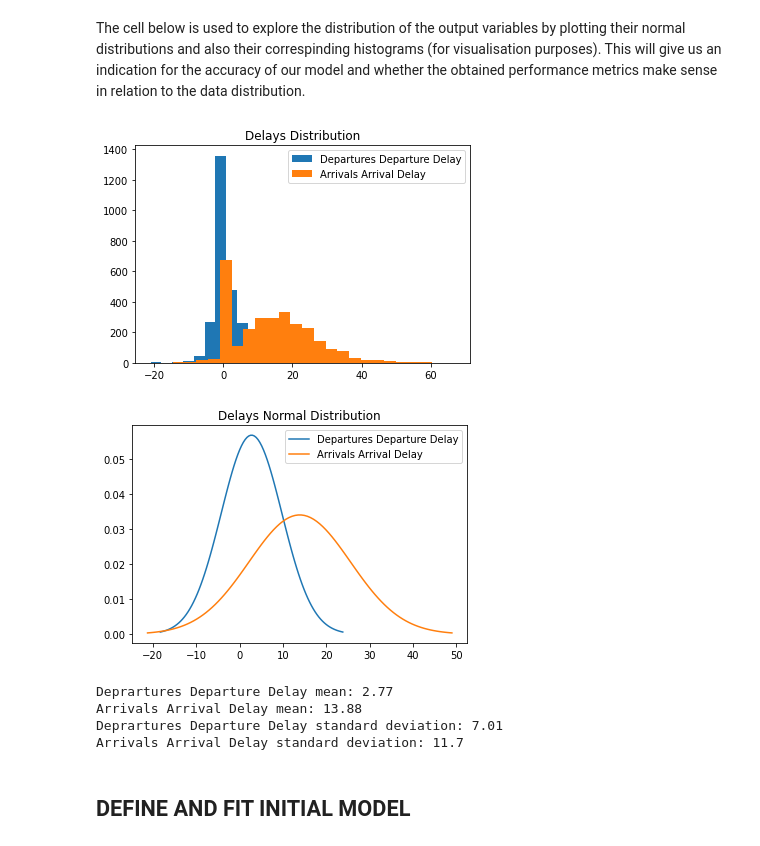
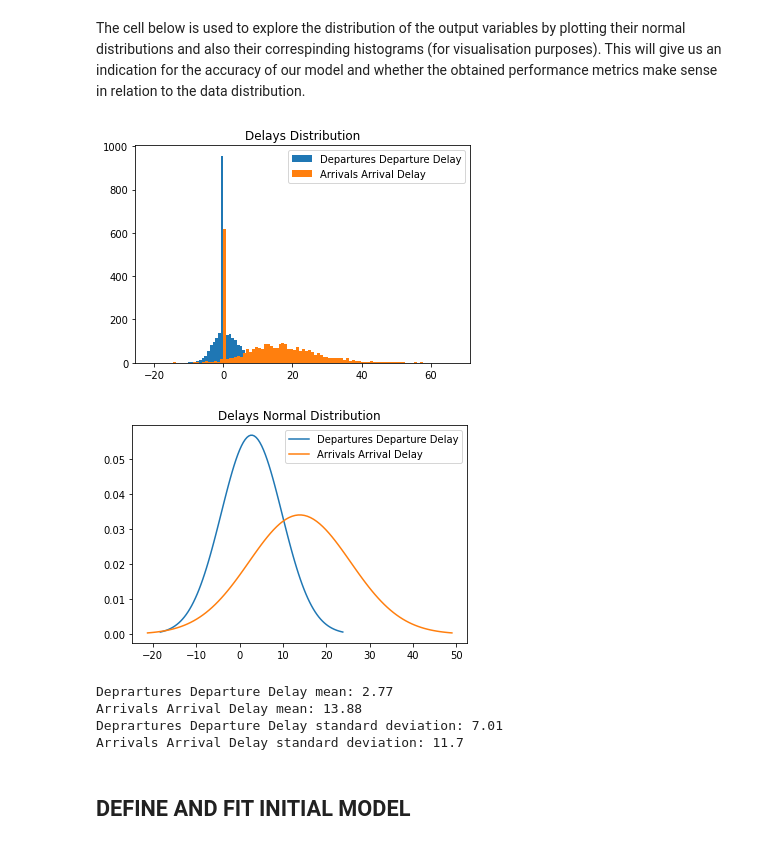
Before and after one commit to junzis/atdelay, a Jupyter notebook: LSTM_model.ipynb, the cells around one changed output. Saved outputs shown, nothing was run; the diff lists cells and outputs as text; code cells hidden in the pictures.

```diff
--- a/LSTM_model.ipynb
+++ b/LSTM_model.ipynb
@@ -54,6 +54,7 @@ def series_to_supervised(data, n_in=1, n_out=1, dropnan=True):
 
 # Generate single airport data and move target labels to the last 2 columns
 dataset = generateNNdata("EGLL", timeslotLength=15, catagoricalFlightDuration=False, start=datetime(2018, 3, 1), end=datetime(2018, 3, 31), forceRegenerateData=True)
+
 dataset = dataset.set_index("timeslot")
 dataset.drop(columns=['departuresArrivalDelay','arrivalsDepartureDelay'])
 label1 = dataset.pop('departuresDepartureDelay')
@@ -61,34 +62,35 @@ dataset.insert(len(dataset.columns), 'departuresDepartureDelay', label1)
 label2 = dataset.pop('arrivalsArrivalDelay')
 dataset.insert(len(dataset.columns), 'arrivalsArrivalDelay', label2)
 # display(dataset)
-
-
-# Use a certain number of months/days of Data
-number_of_months = 1
-number_of_days = 30
-index_slice = number_of_days * 4 * 24
-dataset = dataset.iloc[0:index_slice]
+test_dataset = generateNNdata("EGLL", timeslotLength=15, catagoricalFlightDuration=False, start=datetime(2018, 6, 1), end=datetime(2018, 6, 30), forceRegenerateData=True)
+test_dataset = test_dataset.set_index("timeslot")
+test_dataset.drop(columns=['departuresArrivalDelay','arrivalsDepartureDelay'])
+label1 = test_dataset.pop('departuresDepartureDelay')
+test_dataset.insert(len(test_dataset.columns), 'departuresDepartureDelay', label1)
+label2 = test_dataset.pop('arrivalsArrivalDelay')
+test_dataset.insert(len(test_dataset.columns), 'arrivalsArrivalDelay', label2)
 
 
 # Normalize values
 values = dataset.values
-
+test_values = test_dataset.values
 
 # Ensure all data is float
 values = values.astype('float32')
-
+test_values = test_values.astype('float32')
 
 # Normalize features
 scaler = MinMaxScaler(feature_range=(0, 1))
 scaled = scaler.fit_transform(values)
-
-
+test_scaled = scaler.fit_transform(test_values)
+# display(scaled)
+dataset.to_csv("test2.csv")
 # Frame as supervised learning
 number_of_past_steps = 12
 number_of_future_steps = 12
 number_of_outputs = 2
 reframed = series_to_supervised(scaled, n_in=number_of_past_steps, n_out=number_of_future_steps)
-
+test_reframed = series_to_supervised(test_scaled, n_in=number_of_past_steps, n_out=number_of_future_steps)
 
 # Create a list of column names to drop
 column_drop_lst = []
@@ -105,8 +107,18 @@ for timestep in range(number_of_future_steps):
 
 # Drop columns we don't want to predict
 reframed.drop(columns=reframed[column_drop_lst], inplace=True)
+test_reframed.drop(columns=test_reframed[column_drop_lst], inplace=True)
 display(reframed)
+# display(test_reframed)
+
+print(len(dataset.columns))
+
 
 # TODO remove rows that contain variables in the time interval of night
+for timestep in range(1, number_of_past_steps):
+    reframed = reframed.query(f'`var1(t-{timestep})` != 0 | `var2(t-{timestep})` != 0')
+
+
+display(reframed)
 # %% [output]
 Generating NN data for EGLL with a timeslot length of 15 minutes
@@ -137,35 +164,35 @@ mean_arrdel = numpy.mean(arrdel)
 std_arrdel = numpy.std(arrdel)
 
 x_depdel = numpy.linspace(mean_depdel - 3*std_depdel, mean_depdel + 3*std_depdel, 100)
 x_arrdel = numpy.linspace(mean_arrdel - 3*std_arrdel, mean_arrdel + 3*std_arrdel, 100)
 
 normal_depdel = norm.pdf(x_depdel, mean_depdel, std_depdel)
 normal_arrdel = norm.pdf(x_arrdel, mean_arrdel, std_arrdel)
 
 plt.figure(1)
-bin_num = 25
+bin_num = 100
 plt.title('Delays Distribution')
 plt.hist(depdel, bins=bin_num, label='Departures Departure Delay')
 plt.hist(arrdel, bins=bin_num, label='Arrivals Arrival Delay')
 plt.legend()
 
 plt.figure(2)
 plt.title("Delays Normal Distribution")
 plt.plot(x_depdel, normal_depdel, label='Departures Departure Delay')
 plt.plot(x_arrdel, normal_arrdel, label='Arrivals Arrival Delay')
 plt.legend()
 
 plt.show()
 
 print("Deprartures Departure Delay mean:", round(mean_depdel, 2))
 print("Arrivals Arrival Delay mean:", round(mean_arrdel, 2))
 print("Deprartures Departure Delay standard deviation:", round(std_depdel, 2))
 print("Arrivals Arrival Delay standard deviation:", round(std_arrdel, 2))
 
 
 # TODO we can remove 80% of flights without delay so we make the delay distribution normal
 # %% [output]
-[figure, old version]
+[figure, new version]
 [figure]
 Deprartures Departure Delay mean: 2.77
 Arrivals Arrival Delay mean: 13.88
```
Also changed, not shown: parts of 4 cells of this notebook.
